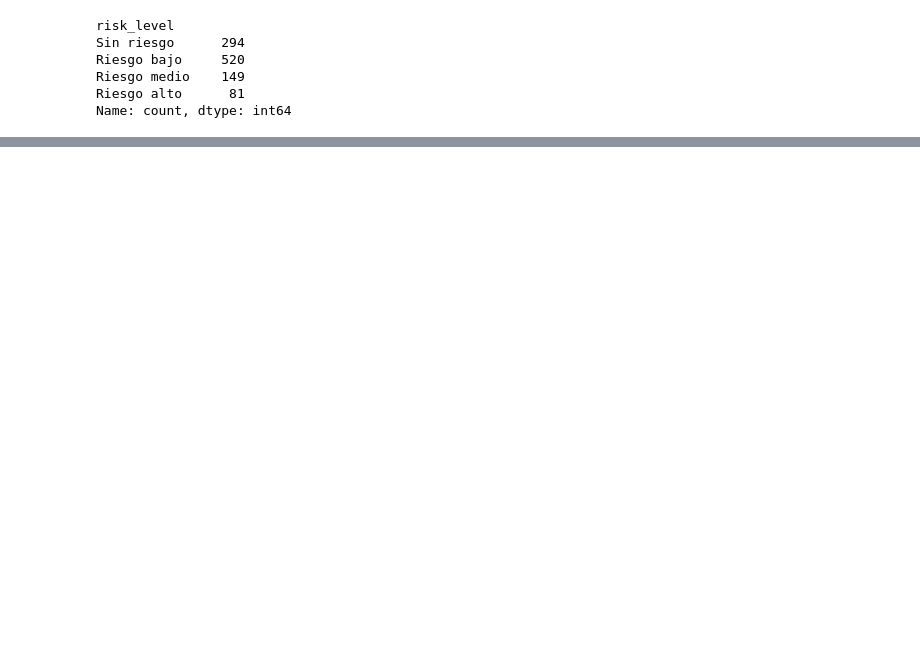
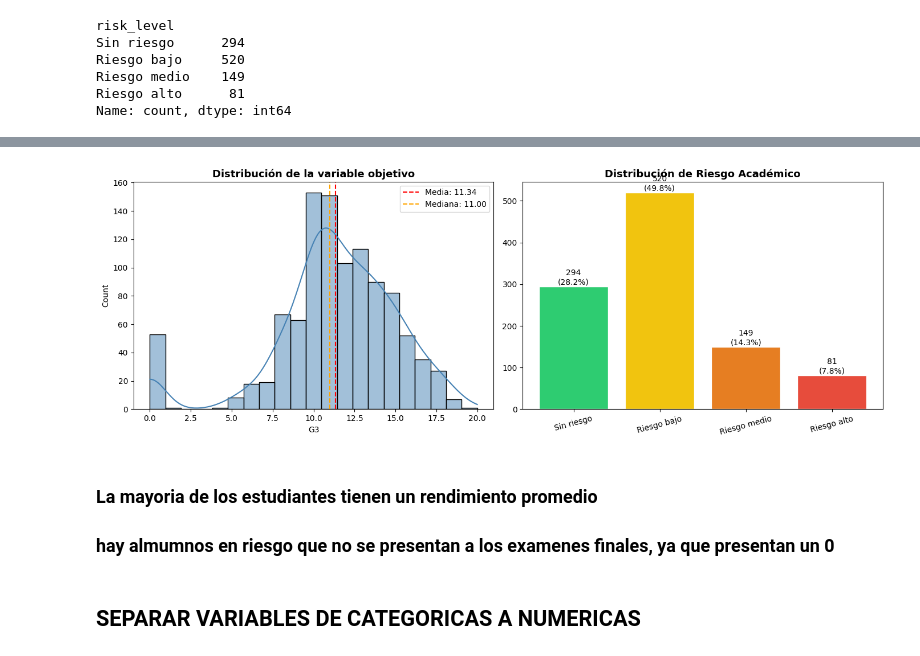
Before and after one commit to Isaakkko/Prediccion-rendimiento-academico, a Jupyter notebook: EDA/EDA.ipynb, the cells around one changed output, grey strips where cells are left out. Cells and saved outputs as stored; diff of their text form; code cells hidden in the pictures; blank space fills up the shorter version.

```diff
--- a/EDA/EDA.ipynb
+++ b/EDA/EDA.ipynb
@@ -121,0 +131,33 @@ Name: count, dtype: int64
+# %%
+fig, axes = plt.subplots(1, 2, figsize=(14, 5))
+
+# Grafico 1
+# G3 (objetivo)
+sns.histplot(df_raw['G3'], bins=21, kde=True, color='steelblue', ax=axes[0])
+axes[0].axvline(df_raw['G3'].mean(), color='red', linestyle='--', label=f'Media: {df_raw["G3"].mean():.2f}')
+axes[0].axvline(df_raw['G3'].median(), color='orange', linestyle='--', label=f'Mediana: {df_raw["G3"].median():.2f}')
+axes[0].set_title('Distribución de la variable objetivo', fontsize=13, fontweight='bold')
+axes[0].legend()
+
+# Grafico 2
+# Riesgo académico
+risk_order = ['Sin riesgo', 'Riesgo bajo', 'Riesgo medio', 'Riesgo alto']
+colors = ['#2ecc71', '#f1c40f', '#e67e22', '#e74c3c']
+counts = df_raw['risk_level'].value_counts().reindex(risk_order)
+
+axes[1].bar(range(len(risk_order)), counts.values, color=colors, edgecolor='white')
+axes[1].set_xticks(range(len(risk_order)))
+axes[1].set_xticklabels(risk_order, rotation=15)
+axes[1].set_title('Distribución de Riesgo Académico', fontsize=13, fontweight='bold')
+for i, val in enumerate(counts.values):
+    axes[1].text(i, val + 5, f'{val}\n({val/len(df_raw)*100:.1f}%)', ha='center', fontsize=10)
+
+plt.tight_layout()
+plt.show()
+# %% [output]
+[figure, added]
+# %% [markdown]
+### La mayoria de los estudiantes tienen un rendimiento promedio
+### hay almumnos en riesgo que no se presentan a los examenes finales, ya que presentan un 0
+# %% [markdown]
+## SEPARAR VARIABLES DE CATEGORICAS A NUMERICAS
```
Also changed, not shown: parts of 17 cells of this notebook.
